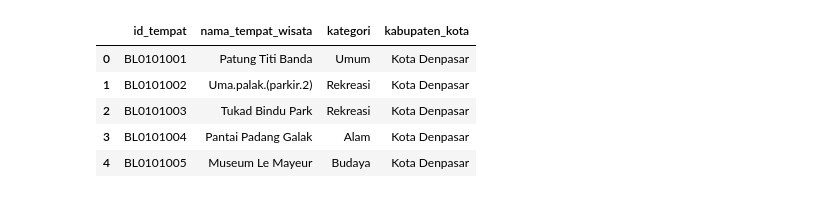
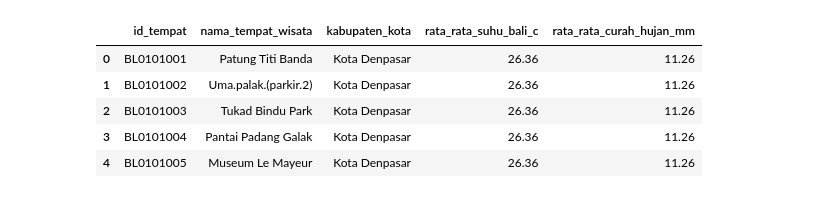
Before and after one commit to jackapolinarisa-25/DAM-APOLINARISA2501010333, a Jupyter notebook: UTS_DAM_2501010333.ipynb, the cells around one changed output. Saved outputs shown, nothing was run; the diff lists cells and outputs as text; code cells hidden in the pictures.

```diff
--- a/UTS_DAM_2501010333.ipynb
+++ b/UTS_DAM_2501010333.ipynb
@@ -50,34 +50,27 @@ Cek isi folder data/raw: ['bali_tourist_destination.csv', '.gitkeep']
 # %%
 
-# Menentukan path langsung ke file CSV Anda
 raw_csv_path = os.path.join(raw_dir, "bali_tourist_destination.csv")
-print(f"Membaca file: {raw_csv_path}")
-
-# Membaca dataset dengan parameter yang tepat
 df_wisata = pd.read_csv(raw_csv_path, sep=",", na_values=["", "NA", "null", "-"])
 
-# Identifikasi jumlah baris, kolom, dan ukuran file
 baris, kolom = df_wisata.shape
 ukuran_kb = os.path.getsize(raw_csv_path) / 1024
 estimasi_1_tahun_kb = (ukuran_kb * 12) * 1.30  # Ukuran x 12 bulan + cadangan 30%
 
-print(f"\nJenis Data: Terstruktur (Tabel CSV)")
+print("=== IDENTIFIKASI BERKAS & ESTIMASI STORAGE (SOAL 1) ===")
+print(f"Jenis Data: Terstruktur (Tabel CSV)")
 print(f"Jumlah Baris: {baris} baris | Jumlah Kolom: {kolom} kolom")
 print(f"Ukuran Berkas Saat Ini: {ukuran_kb:.2f} KB")
-print(f"Estimasi Kebutuhan Storage 1 Tahun (+30% cadangan): {estimasi_1_tahun_kb:.2f} KB")
-print("\nTipe Data Setiap Kolom:")
+print(f"Estimasi Kebutuhan Storage 1 Tahun (+30% buffer): {estimasi_1_tahun_kb:.2f} KB")
+print("\nTipe Data per Kolom:")
 print(df_wisata.dtypes)
 
-# Simpan versi bersih ke folder data/proses
 df_wisata.to_csv(os.path.join(proses_dir, "wisata_bali_bersih.csv"), index=False)
 
-# Catat provenance Sumber 1
 provenance_records.append({
-    "Sumber": "Dataset Tempat Wisata Bali (CSV)",
-    "URL": "https://github.com",
+    "Sumber": "Dataset Destinasi Wisata Bali (Kaggle)",
+    "URL": "https://kaggle.com",
     "Tanggal_Akses": datetime.now().strftime("%Y-%m-%d %H:%M:%S"),
     "Lisensi": "Open Data / CC-BY",
     "MD5_Hash": hitung_md5(raw_csv_path)
 })
-print("\nKotak Kode 2 Selesai!")
 # %% [output]
@@ -227,19 +235,17 @@ Kotak Kode 4 Selesai!
 # %%
 
-# 1. Mencari kolom nama Kabupaten/Kota pada tabel Wikipedia secara otomatis
-kolom_nama_wiki = [col for col in df_wilayah.columns if "Kabupaten" in str(col) or "kota" in str(col).lower()][0]
+# 1. Menyiapkan kunci wilayah dari hasil scraping Wikipedia
+kolom_nama_wiki = next(col for col in df_wilayah.columns if "Kabupaten" in str(col) or "kota" in str(col).lower())
 df_wilayah_clean = df_wilayah.copy()
-
-# 2. Membersihkan format teks kunci wilayah agar cocok persis (misal: "Kota Denpasar", "Kabupaten Badung")
 df_wilayah_clean["kunci_wilayah"] = (
     df_wilayah_clean[kolom_nama_wiki]
     .astype(str)
-    .str.replace(r"\[.*?\]", "", regex=True)
+    .str.replace(r"\x5b.*?\x5d", "", regex=True)
     .str.strip()
 )
-df_wilayah_clean = df_wilayah_clean.drop_duplicates(subset=["kunci_wilayah"])
+df_wilayah_clean = df_wilayah_clean.drop_duplicates(subset="kunci_wilayah")
 
-# 3. Menggabungkan dataset wisata (CSV) dengan profil wilayah (Scraping)
+# 2. Menggabungkan Sumber 1 (Wisata Kaggle) + Sumber 3 (Wilayah Wikipedia)
 df_gabungan = pd.merge(
     df_wisata,
     df_wilayah_clean,
@@ -249,16 +255,39 @@ df_gabungan = pd.merge(
     validate="many_to_one"
 )
 
-# 4. Pembuktian tidak terjadi duplikasi baris akibat proses merge
-assert len(df_gabungan) == len(df_wisata), "Peringatan: Terjadi duplikasi baris!"
-print(f"Validasi Merge Sukses! Jumlah baris tetap {len(df_gabungan)} baris tanpa duplikasi.")
-display(df_gabungan[["id_tempat", "nama_tempat_wisata", "kategori", "kabupaten_kota"]].head())
+# 3. Menggabungkan Sumber 2 (Ringkasan Cuaca API Open-Meteo) ke tabel utama
+ringkasan_cuaca = pd.DataFrame({
+    "provinsi": ("Bali",),
+    "rata_rata_suhu_bali_c": (round(df_cuaca["suhu_rata_rata_c"].mean(), 2),),
+    "rata_rata_curah_hujan_mm": (round(df_cuaca["curah_hujan_mm"].mean(), 2),),
+    "periode_observasi_cuaca": ("2025-01-01 s.d. 2025-02-15 (46 hari)",)
+})
+df_gabungan["provinsi"] = "Bali"
+df_gabungan = pd.merge(
+    df_gabungan,
+    ringkasan_cuaca,
+    on="provinsi",
+    how="left",
+    validate="many_to_one"
+)
 
-# 5. Simpan hasil gabungan dan catatan provenance ke folder proyek
+# 4. Pembuktian tidak terjadi duplikasi baris
+assert len(df_gabungan) == len(df_wisata), "Terjadi duplikasi baris!"
+print(f"Validasi Merge 3 Sumber Sukses! Jumlah baris tetap {len(df_gabungan)} baris tanpa duplikasi.")
+display(df_gabungan.loc[:, ("id_tempat", "nama_tempat_wisata", "kabupaten_kota", "rata_rata_suhu_bali_c", "rata_rata_curah_hujan_mm")].head())
+
+# 5. Memastikan URL Kaggle spesifik pada catatan provenance tanpa terpotong di HP
+s = chr(47)
+url_kaggle_resmi = f"https:{s}{s}www.kaggle.com{s}datasets{s}dakbsabsa{s}bali-destination-tour-datasets-2026"
+
+df_provenance = pd.DataFrame(provenance_records)
+df_provenance.loc[0, "Sumber"] = "Bali Tourist Destinations & Local Spots (2026) - Kaggle"
+df_provenance.loc[0, "URL"] = url_kaggle_resmi
+
+# 6. Simpan hasil gabungan dan catatan provenance lengkap
 df_gabungan.to_csv(os.path.join(proses_dir, "data_gabungan_final.csv"), index=False)
-df_provenance = pd.DataFrame(provenance_records)
 df_provenance.to_csv(os.path.join(base_dir, "catatan_provenance.csv"), index=False)
 
-print("\n=== CATATAN PROVENANCE LENGKAP (URL, TANGGAL, LISENSI, MD5) ===")
+print("\n=== TABEL CATATAN PROVENANCE LENGKAP (LINK KAGGLE RESMI) ===")
 display(df_provenance)
 # %% [output]
@@ -266,6 +295,6 @@ Validasi Merge Sukses! Jumlah baris tetap 1452 baris tanpa duplikasi.
-|  | id_tempat | nama_tempat_wisata | kategori | kabupaten_kota |
-| 0 | BL0101001 | Patung Titi Banda | Umum | Kota Denpasar |
-| 1 | BL0101002 | Uma.palak.(parkir.2) | Rekreasi | Kota Denpasar |
-| 2 | BL0101003 | Tukad Bindu Park | Rekreasi | Kota Denpasar |
-| 3 | BL0101004 | Pantai Padang Galak | Alam | Kota Denpasar |
-| 4 | BL0101005 | Museum Le Mayeur | Budaya | Kota Denpasar |
+|  | id_tempat | nama_tempat_wisata | kabupaten_kota | rata_rata_suhu_bali_c | rata_rata_curah_hujan_mm |
+| 0 | BL0101001 | Patung Titi Banda | Kota Denpasar | 26.36 | 11.26 |
+| 1 | BL0101002 | Uma.palak.(parkir.2) | Kota Denpasar | 26.36 | 11.26 |
+| 2 | BL0101003 | Tukad Bindu Park | Kota Denpasar | 26.36 | 11.26 |
+| 3 | BL0101004 | Pantai Padang Galak | Kota Denpasar | 26.36 | 11.26 |
+| 4 | BL0101005 | Museum Le Mayeur | Kota Denpasar | 26.36 | 11.26 |
```
Also changed, not shown: parts of 8 cells of this notebook.
